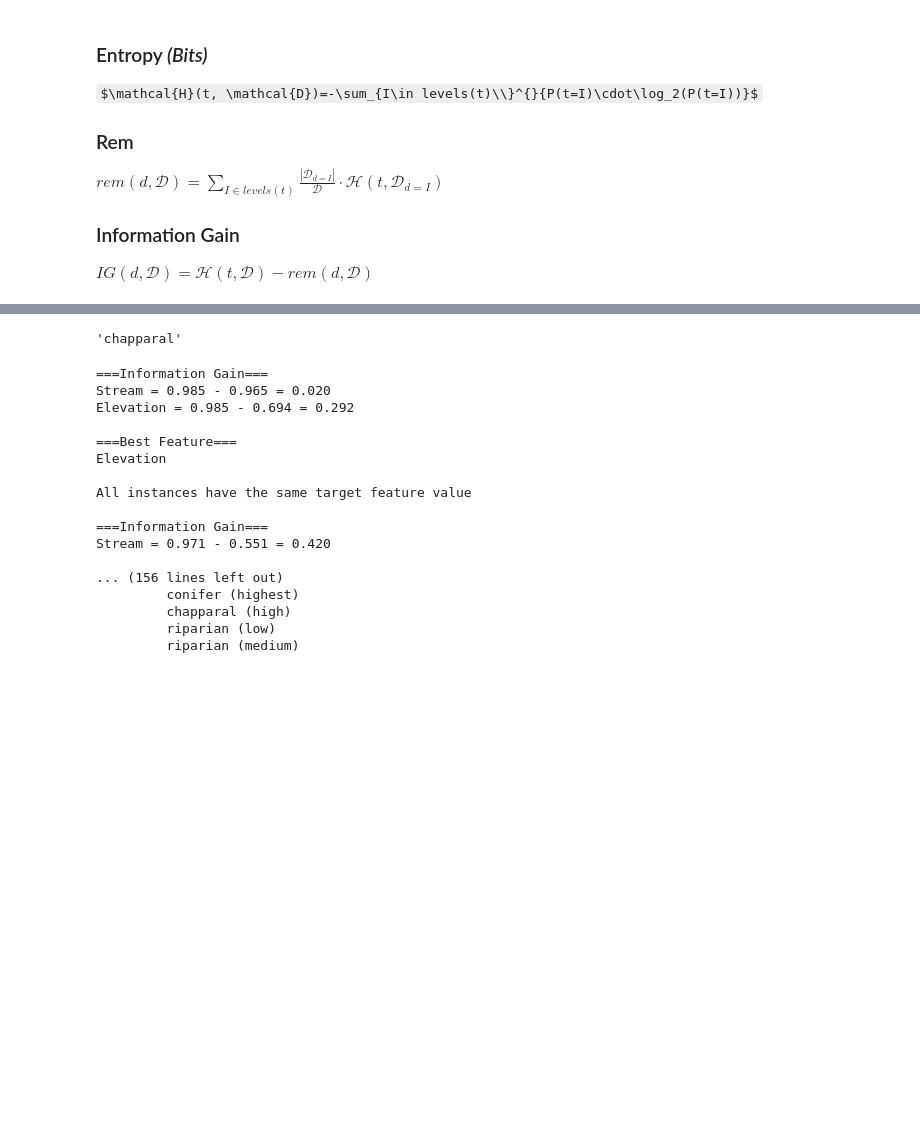
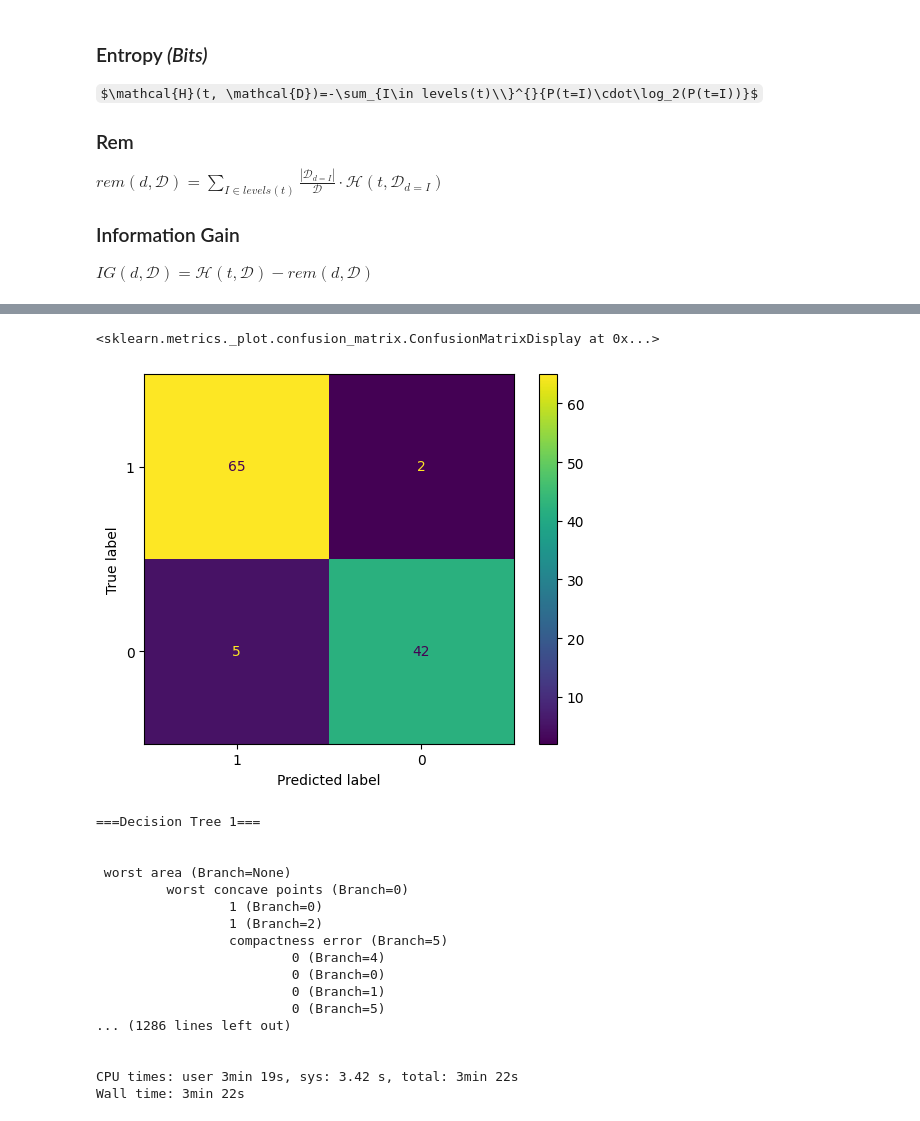
Before and after one commit to duong-jason/CPSC-474, a Jupyter notebook: MPI_Random_Forest.ipynb, the cells around one changed output, grey strips where cells are left out. Drawn from its saved outputs; the diff is of its cells as text; code cells hidden in the pictures; some formulas as TeX source; blank space fills up the shorter version.

```diff
--- a/MPI_Random_Forest.ipynb
+++ b/MPI_Random_Forest.ipynb
@@ -32,0 +19,7 @@ X_train, y_train = df.iloc[:, :-1], df.iloc[:, -1]
+# %%
+from sklearn.datasets import load_breast_cancer
+data = load_breast_cancer(as_frame=True)
+classes = list(data.target_names)
+
+X, y = data.data, data.target
+X.head()
@@ -33,6 +36,18 @@ X_train, y_train = df.iloc[:, :-1], df.iloc[:, -1]
+# %%
+# http://gnpalencia.org/optbinning/tutorials/tutorial_binary.html
+from optbinning import OptimalBinning
+
+for d in X.columns:
+    op = OptimalBinning(name=d, dtype="numerical", solver="cp")
+    op.fit(X[d].values, y)
+    bins = [0] + list(op.splits) + [X[d].max()]
+    X[d] = pd.cut(X[d], bins, labels=range(len(bins)-1))
+
+for d in ['mean concavity', 'mean concave points', 'concavity error', 'concave points error', 'worst concavity', 'worst concave points']:
+    X[d].fillna(mode(X[d].values), inplace=True)
 # %%
-# from sklearn.model_selection import train_test_split
-# X_train, X_test, y_train, y_test = train_test_split(X, y, test_size=0.33)
+from sklearn.model_selection import train_test_split
+X_train, X_test, y_train, y_test = train_test_split(X, y, test_size=0.20)
 # %% [markdown]
 ### Entropy *(Bits)*
 $\mathcal{H}(t, \mathcal{D})=-\sum_{I\in levels(t)\\}^{}{P(t=I)\cdot\log_2(P(t=I))}$
@@ -248,10 +230,18 @@ dt
+# %%
+from sklearn.metrics import confusion_matrix, ConfusionMatrixDisplay
+
+score = dt.score(X_test, y_test)
+dplt = ConfusionMatrixDisplay(confusion_matrix=score, display_labels=[1, 0])
+dplt.plot()
+# %% [output]
+<sklearn.metrics._plot.confusion_matrix.ConfusionMatrixDisplay at 0x...>
+[figure, added]
 # %%
-X_test = pd.DataFrame({'Stream': ['true'],
-                       'Slope': ['steep'],
-                       'Elevation': ['high']})
-dt.predict(X_test)
+# X_test = pd.DataFrame({'Stream': ['true'],
+#                        'Slope': ['steep'],
+#                        'Elevation': ['high']})
+# type(X_test)
+# dt.predict(X_test)
-# %% [output]
-'chapparal'
 # %%
 class RandomForest():
     def __init__(self, n_estimators=5, n_sample=2):
@@ -292,20 +286,21 @@ class RandomForest():
 # %%
-rf = RandomForest(n_estimators=5, n_sample=len(X_train)).fit(X_train, y_train)
+%%time
+rf = RandomForest(n_estimators=10, n_sample=len(X_train)).fit(X_train, y_train)
 # %% [output]
-===Information Gain===
-Stream = 0.985 - 0.965 = 0.020
-Elevation = 0.985 - 0.694 = 0.292
+===Decision Tree 1===
 
-===Best Feature===
-Elevation
 
-All instances have the same target feature value
+ worst area (Branch=None)
+         worst concave points (Branch=0)
+                 1 (Branch=0)
+                 1 (Branch=2)
+                 compactness error (Branch=5)
+                         0 (Branch=4)
+                         0 (Branch=0)
+                         0 (Branch=1)
+                         0 (Branch=5)
+... (1286 lines left out)
 
-===Information Gain===
-Stream = 0.971 - 0.551 = 0.420
 
-... (156 lines left out)
-         conifer (highest)
-         chapparal (high)
-         riparian (low)
-         riparian (medium)
+CPU times: user 3min 19s, sys: 3.42 s, total: 3min 22s
+Wall time: 3min 22s
```
Also changed, not shown: parts of 12 cells of this notebook, 1 other file.
